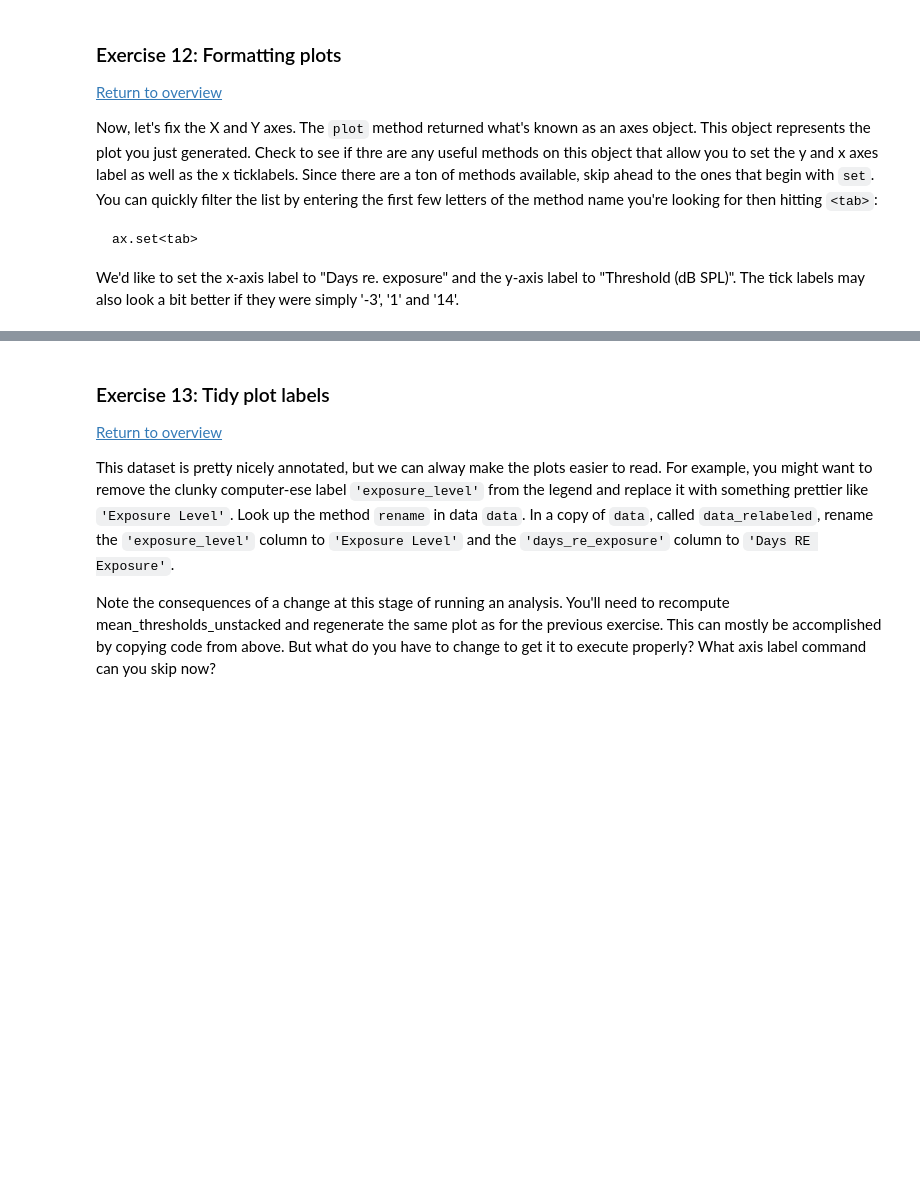
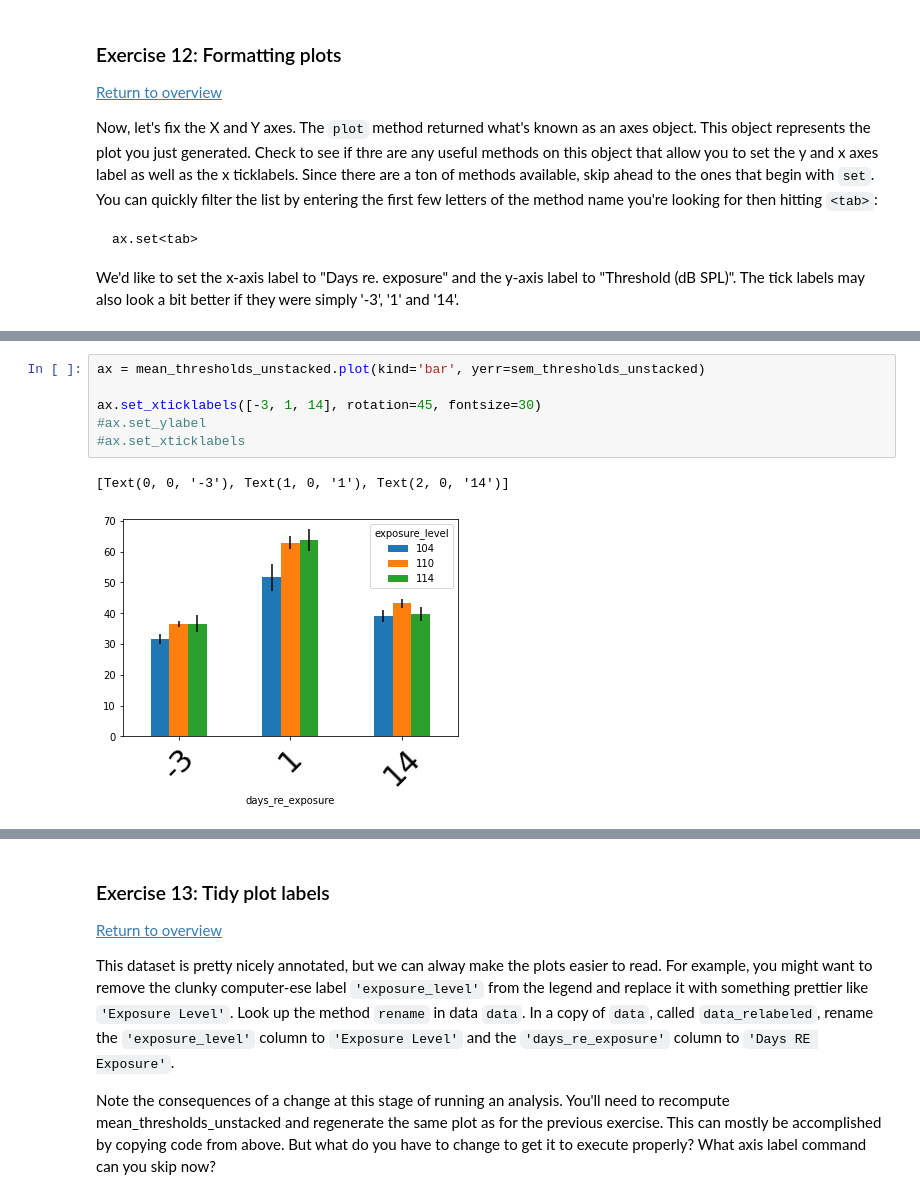
Before and after one commit to svdavid/NEUS642, a Jupyter notebook: notebooks/week3_01-18_pandas/working_with_dataframes_teacher.ipynb, the cells around one changed output, grey strips where cells are left out. Saved outputs shown, nothing was run; the diff lists cells and outputs as text; blank space fills up the shorter version.

```diff
--- a/notebooks/week3_01-18_pandas/working_with_dataframes_teacher.ipynb
+++ b/notebooks/week3_01-18_pandas/working_with_dataframes_teacher.ipynb
@@ -340,0 +566,9 @@ We'd like to set the x-axis label to "Days re. exposure" and the y-axis label to
+# %%
+ax = mean_thresholds_unstacked.plot(kind='bar', yerr=sem_thresholds_unstacked)
+
+ax.set_xticklabels([-3, 1, 14], rotation=45, fontsize=30)
+#ax.set_ylabel
+#ax.set_xticklabels
+# %% [output]
+[Text(0, 0, '-3'), Text(1, 0, '1'), Text(2, 0, '14')]
+[figure, added]
```
Also changed, not shown: parts of 38 cells of this notebook, 16 other files.
